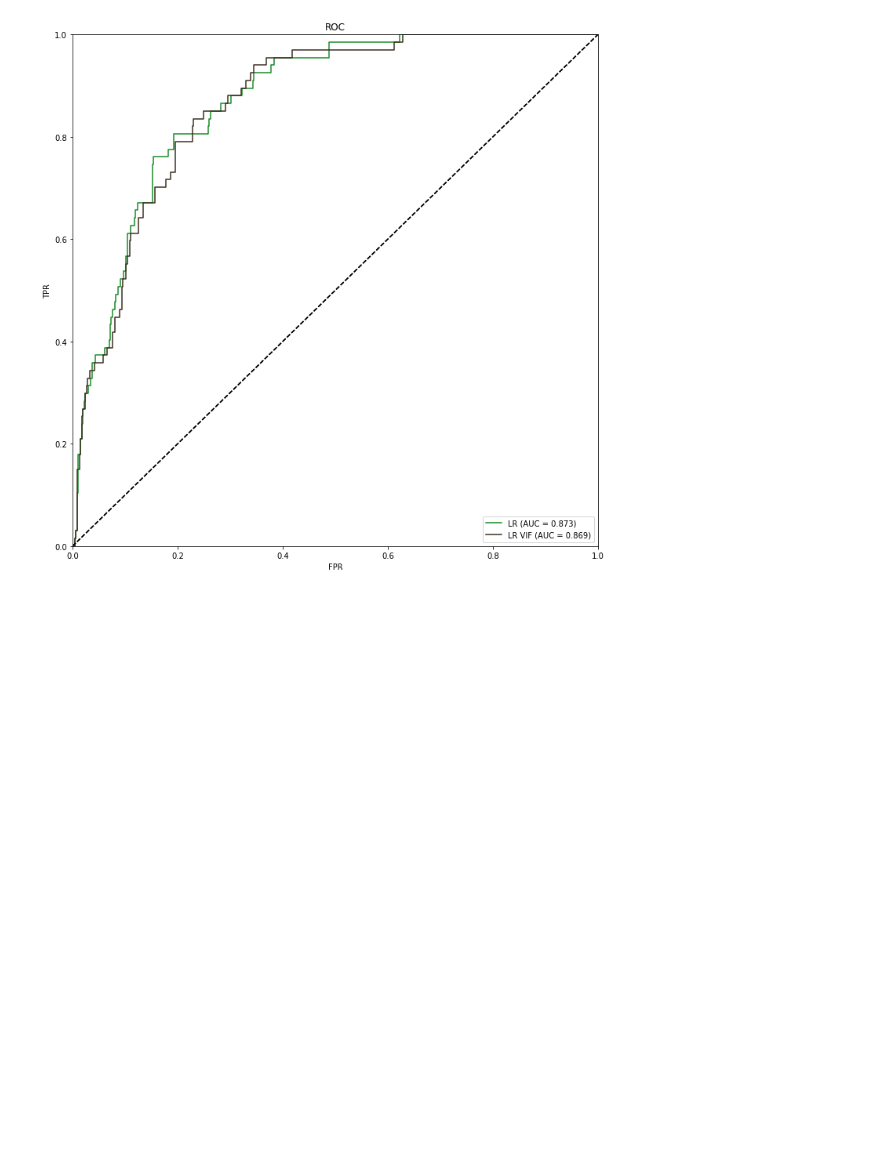
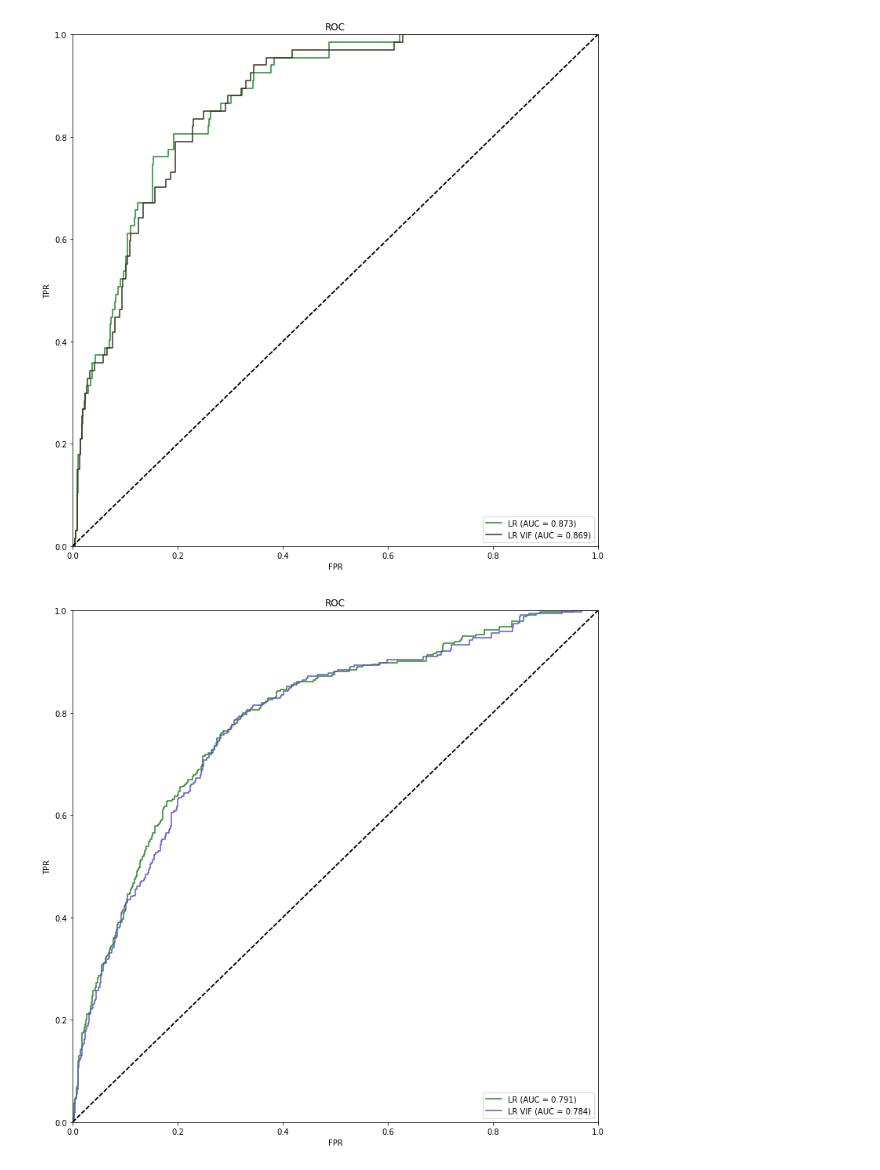
Before and after one commit to dtrakht/1001-Team-Project, a Jupyter notebook: code/Descriptive_analysis.ipynb, the cells around one changed output. Drawn from its saved outputs; the diff is of its cells as text; code cells hidden in the pictures; blank space fills up the shorter version.

Commit message:
ROC curve of LR Original vs Feature w/ highest VIF removed

```diff
--- a/code/Descriptive_analysis.ipynb
+++ b/code/Descriptive_analysis.ipynb
@@ -345,3 +314,7 @@ Name: quality, Length: 1599, dtype: int32
+# %%
+#Convert the target variable to binary
+Y_reds = pd.Series(Y_reds >= 7, dtype=int)
+Y_whites = pd.Series(Y_whites >= 7, dtype=int)
 # %%
 X_reds_scaled
 # %% [output]
@@ -496,3 +469,17 @@ plot_ROC(Y_reds_test,lr_predict_prob,"LR")
 plot_ROC(Y_reds_test,lr_predict_prob_vif,"LR VIF")
 # %% [output]
 [figure]
+# %%
+X_whites_train, X_whites_test, Y_whites_train, Y_whites_test = train_test_split(X_whites_scaled, Y_whites, test_size=0.33, random_state=30)
+# %%
+lr = LogisticRegression(max_iter = 1000).fit(X_whites_train, Y_whites_train)
+lr_predict_prob_whites = lr.predict_proba(X_whites_test)[:,1]
+
+lr_vif = LogisticRegression(max_iter = 1000).fit(X_whites_train.drop("density", axis=1), Y_whites_train)
+lr_predict_prob_vif_whites = lr_vif.predict_proba(X_whites_test.drop("density", axis=1))[:,1]
+# %%
+plt.rcParams['figure.figsize'] = 12, 12
+plot_ROC(Y_whites_test,lr_predict_prob_whites,"LR")
+plot_ROC(Y_whites_test,lr_predict_prob_vif_whites,"LR VIF")
+# %% [output]
+[figure, added]
```
Also changed, not shown: parts of 2 cells of this notebook.
